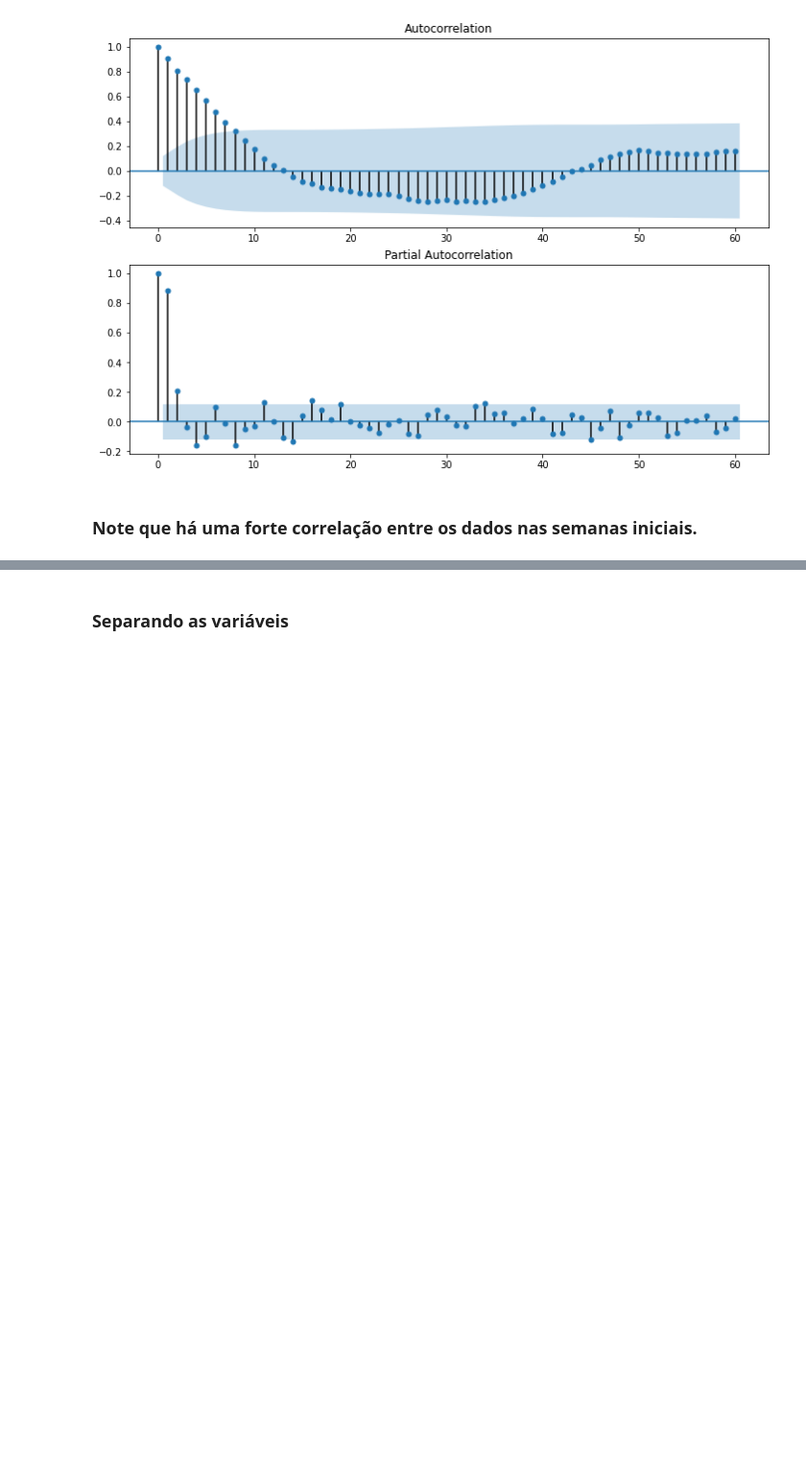
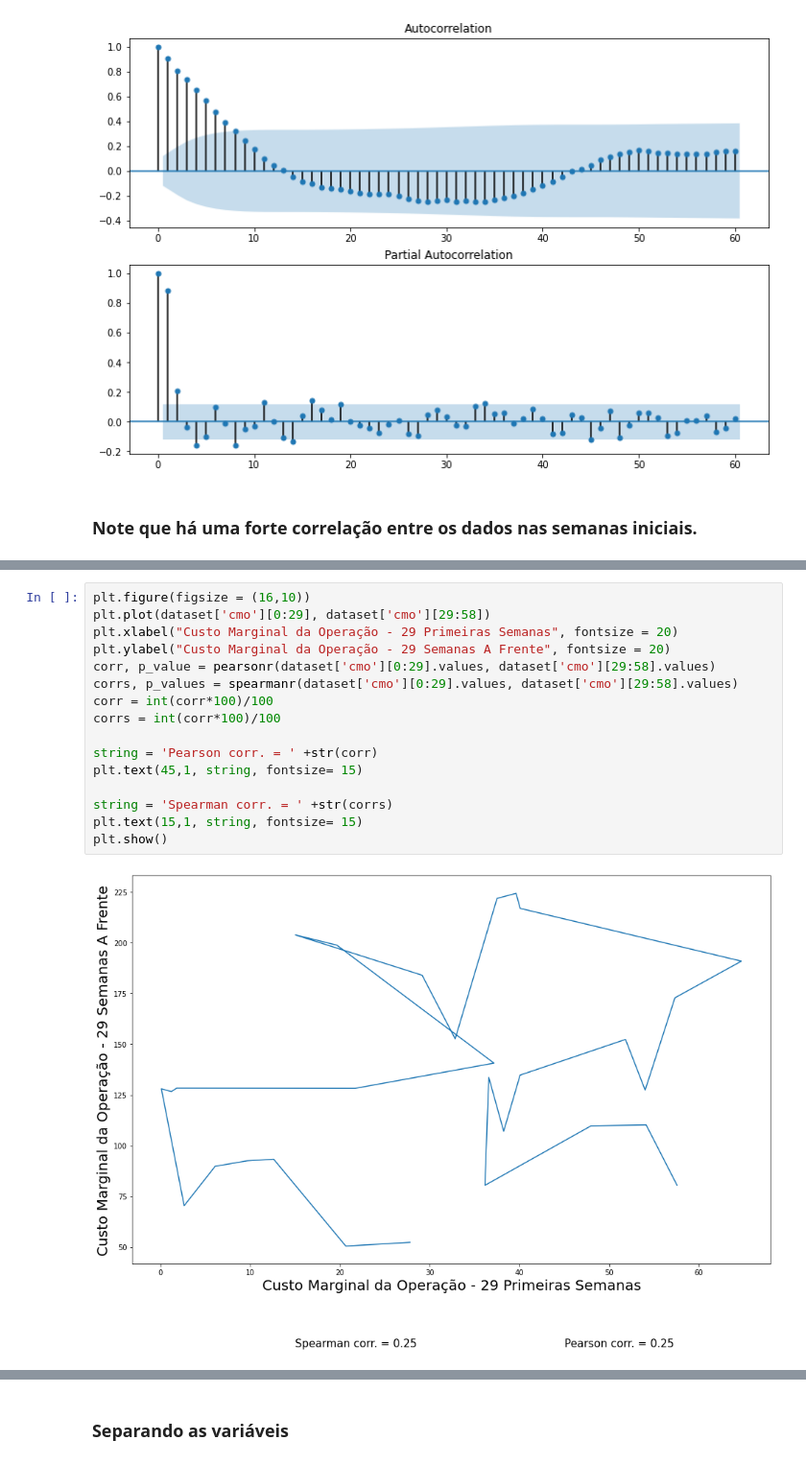
Before and after one commit to alexlourencomattos/machinelearning, a Jupyter notebook: Previsão_cmo_term/prev_preco.ipynb, the cells around one changed output, grey strips where cells are left out. Shown at 96% size. Saved outputs shown, nothing was run; the diff lists cells and outputs as text; blank space fills up the shorter version.

```diff
--- a/Previsão_cmo_term/prev_preco.ipynb
+++ b/Previsão_cmo_term/prev_preco.ipynb
@@ -115,3 +116,21 @@ plt.text(15,1, string, fontsize= 15)
 plt.show()
 # %% [output]
 [figure]
+# %%
+plt.figure(figsize = (16,10))
+plt.plot(dataset['cmo'][0:29], dataset['cmo'][29:58])
+plt.xlabel("Custo Marginal da Operação - 29 Primeiras Semanas", fontsize = 20)
+plt.ylabel("Custo Marginal da Operação - 29 Semanas A Frente", fontsize = 20)
+corr, p_value = pearsonr(dataset['cmo'][0:29].values, dataset['cmo'][29:58].values)
+corrs, p_values = spearmanr(dataset['cmo'][0:29].values, dataset['cmo'][29:58].values)
+corr = int(corr*100)/100
+corrs = int(corr*100)/100
+
+string = 'Pearson corr. = ' +str(corr)
+plt.text(45,1, string, fontsize= 15)
+
+string = 'Spearman corr. = ' +str(corrs)
+plt.text(15,1, string, fontsize= 15)
+plt.show()
+# %% [output]
+[figure, added]
```
Also changed, not shown: parts of 4 cells of this notebook.
